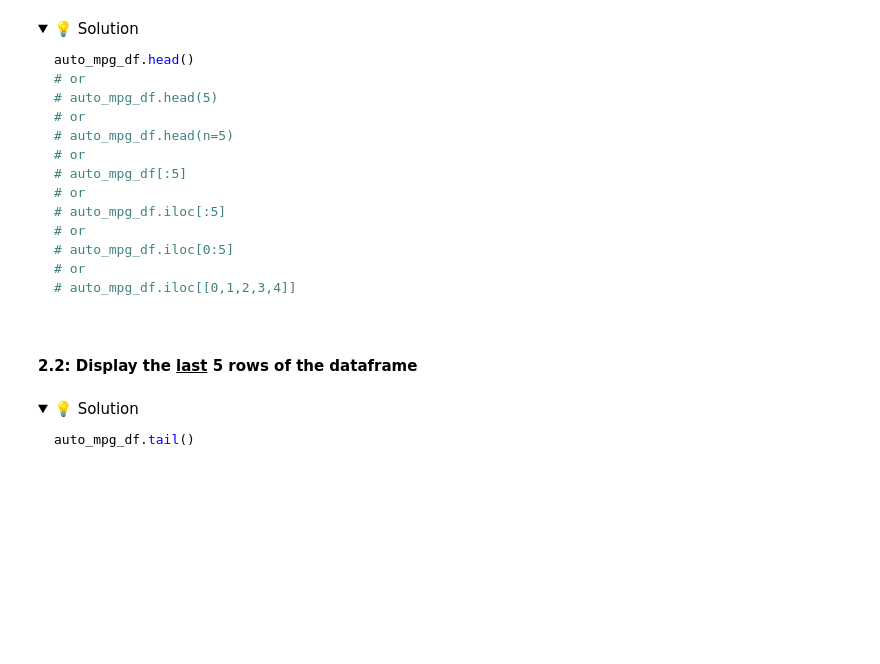
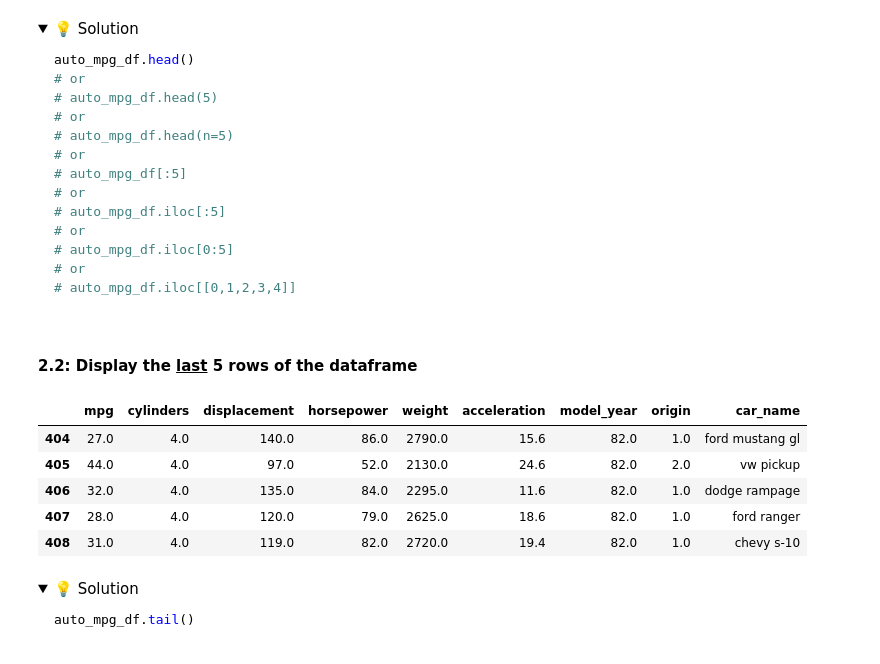
Before and after one commit to IT4063-Spring2025/exploratory-data-analysis-BeccaCordray, a Jupyter notebook: notebook.ipynb, the cells around one changed output. Saved outputs shown, nothing was run; the diff lists cells and outputs as text; code cells hidden in the pictures; folded sections open; blank space fills up the shorter version.

```diff
--- a/notebook.ipynb
+++ b/notebook.ipynb
@@ -94,6 +94,15 @@ auto_mpg_df.head(5)
 </details>
 # %% [markdown]
 #### 2.2: Display the <u>last</u> 5 rows of the dataframe
+# %%
+auto_mpg_df.tail(5)
+# %% [output]
+|  | mpg | cylinders | displacement | horsepower | weight | acceleration | model_year | origin | car_name |
+| 404 | 27.0 | 4.0 | 140.0 | 86.0 | 2790.0 | 15.6 | 82.0 | 1.0 | ford mustang gl |
+| 405 | 44.0 | 4.0 | 97.0 | 52.0 | 2130.0 | 24.6 | 82.0 | 2.0 | vw pickup |
+| 406 | 32.0 | 4.0 | 135.0 | 84.0 | 2295.0 | 11.6 | 82.0 | 1.0 | dodge rampage |
+| 407 | 28.0 | 4.0 | 120.0 | 79.0 | 2625.0 | 18.6 | 82.0 | 1.0 | ford ranger |
+| 408 | 31.0 | 4.0 | 119.0 | 82.0 | 2720.0 | 19.4 | 82.0 | 1.0 | chevy s-10 |
 # %% [markdown]
 <details>
   <summary>💡 Solution</summary>
```
Also changed, not shown: parts of 1 cell of this notebook.
